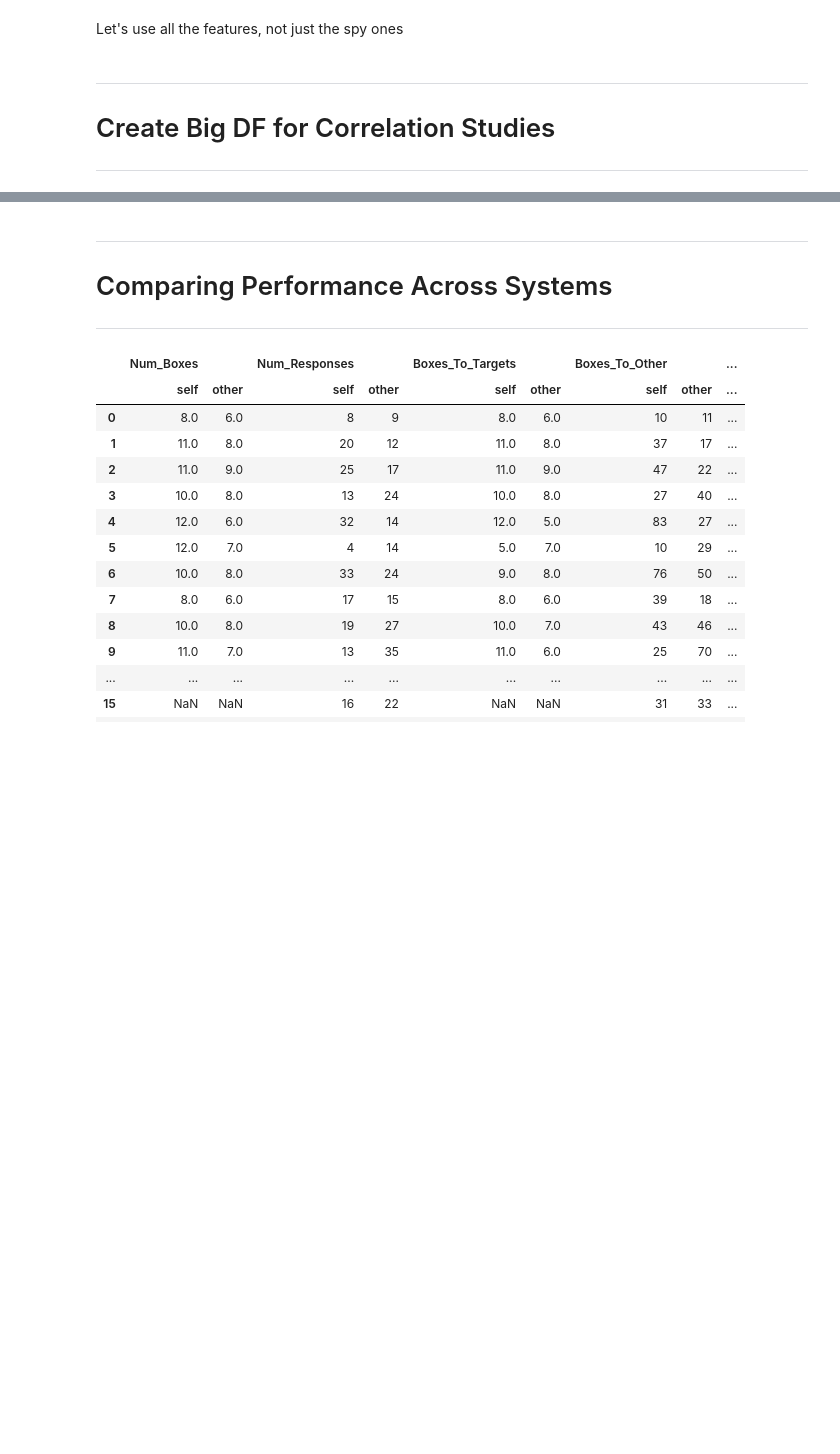
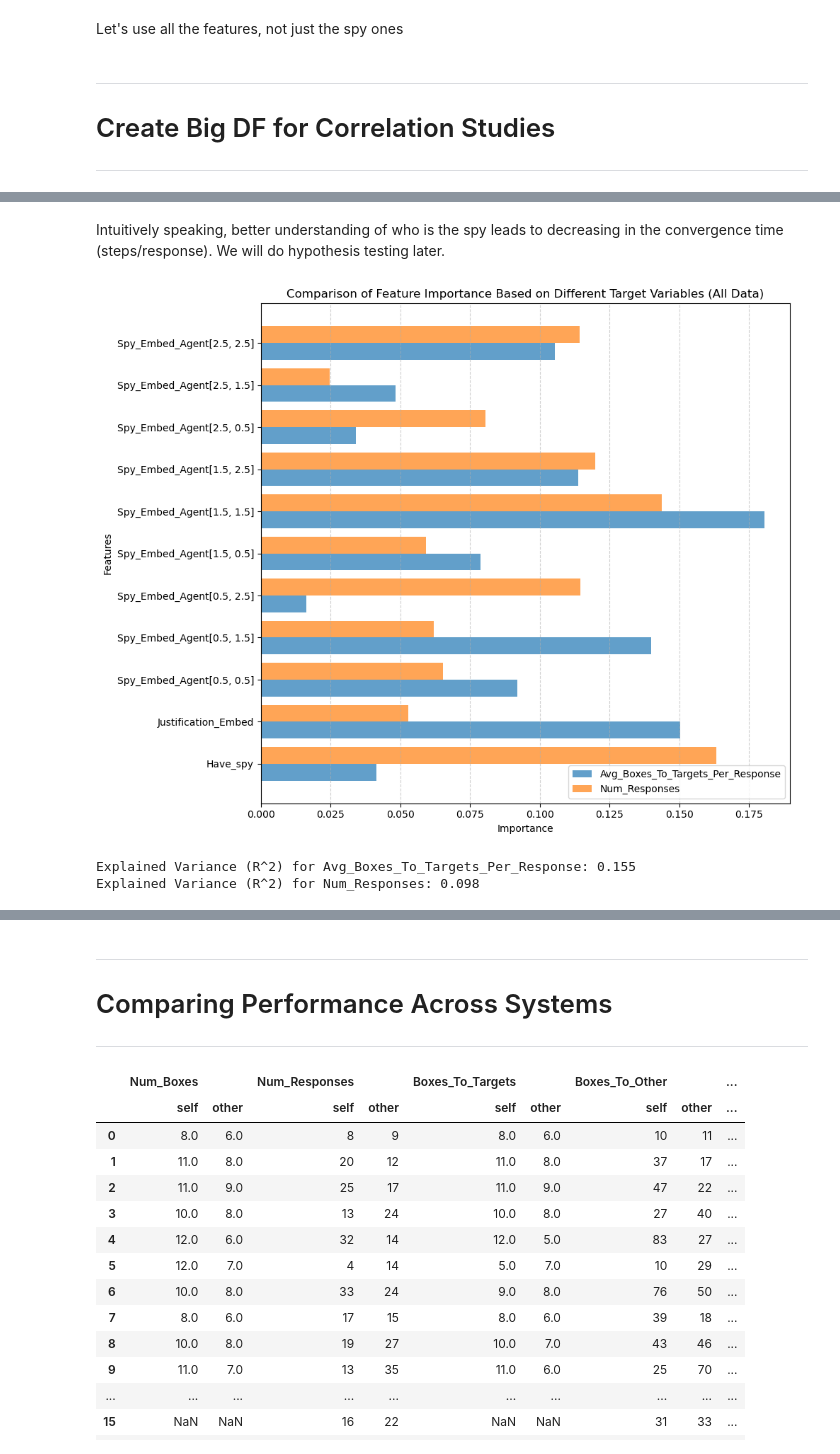
Before and after one commit to KevinBian107/RPLH, a Jupyter notebook: demos/notebooks/evaluation.ipynb, the cells around one changed output, grey strips where cells are left out. Drawn from its saved outputs; the diff is of its cells as text; code cells hidden in the pictures; blank space fills up the shorter version.

```diff
--- a/demos/notebooks/evaluation.ipynb
+++ b/demos/notebooks/evaluation.ipynb
@@ -270 +278,48 @@ Name: Avg_Boxes_To_Targets_Per_Response, dtype: float64
+# %% [markdown]
+Intuitively speaking, better understanding of who is the spy leads to decreasing in the convergence time (steps/response). We will do hypothesis testing later.
+# %%
+import matplotlib.pyplot as plt
+import pandas as pd
+from sklearn.ensemble import RandomForestRegressor
+from sklearn.model_selection import train_test_split
+
+# Model 1: Train on Avg_Boxes_To_Targets_Per_Response
+X1 = rplh_df.drop(columns=["Avg_Boxes_To_Targets_Per_Response", "Num_Responses", "Num_Boxes"])
+y1 = rplh_df["Avg_Boxes_To_Targets_Per_Response"]
+X_train1, X_test1, y_train1, y_test1 = train_test_split(X1, y1, test_size=0.2, random_state=42)
+model1 = RandomForestRegressor(random_state=42)
+model1.fit(X_train1, y_train1)
+
+# Model 2: Train on Num_Responses
+X2 = rplh_df.drop(columns=["Avg_Boxes_To_Targets_Per_Response", "Num_Responses", "Num_Boxes"])
+y2 = rplh_df["Num_Responses"]
+X_train2, X_test2, y_train2, y_test2 = train_test_split(X2, y2, test_size=0.2, random_state=42)
+model2 = RandomForestRegressor(random_state=42)
+model2.fit(X_train2, y_train2)
+
+importances1 = pd.Series(model1.feature_importances_, index=X1.columns)
+importances2 = pd.Series(model2.feature_importances_, index=X2.columns)
+
+plt.figure(figsize=(10, 8))
+y = range(len(importances1))
+
+plt.barh(y, importances1.sort_index(), height=0.4, label="Avg_Boxes_To_Targets_Per_Response", alpha=0.7)
+plt.barh([i + 0.4 for i in y], importances2.sort_index(), height=0.4, label="Num_Responses", alpha=0.7)
+plt.yticks([i + 0.2 for i in y], importances1.sort_index().index)
+plt.title("Comparison of Feature Importance Based on Different Target Variables (All Data)")
+plt.xlabel("Importance")
+plt.ylabel("Features")
+plt.legend()
+plt.grid(axis='x', linestyle='--', alpha=0.6)
+plt.tight_layout()
+plt.show()
+
+explained_variance_model1 = model1.score(X_test1, y_test1)
+explained_variance_model2 = model2.score(X_test2, y_test2)
+print(f"Explained Variance (R^2) for Avg_Boxes_To_Targets_Per_Response: {explained_variance_model1:.3f}")
+print(f"Explained Variance (R^2) for Num_Responses: {explained_variance_model2:.3f}")
+# %% [output]
+[figure, added]
+Explained Variance (R^2) for Avg_Boxes_To_Targets_Per_Response: 0.155
+Explained Variance (R^2) for Num_Responses: 0.098
 # %%
```
Also changed, not shown: parts of 24 cells of this notebook, 5 other files.
